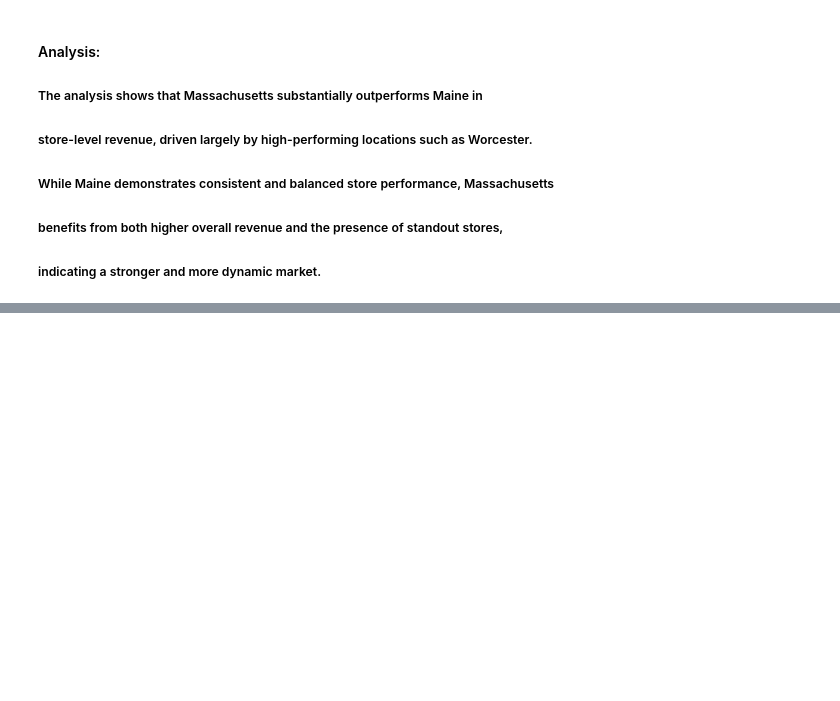
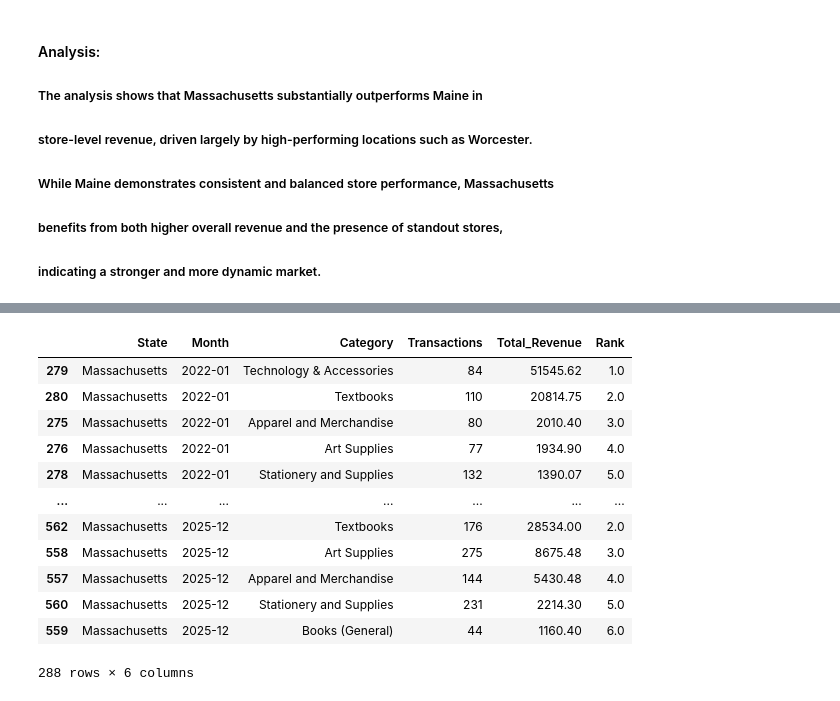
Before and after one commit to naomitewolde9-design/Capstone_2, a Jupyter notebook: Tewolde_sales_analysis.ipynb, the cells around one changed output, grey strips where cells are left out. Saved outputs shown, nothing was run; the diff lists cells and outputs as text; code cells hidden in the pictures; blank space fills up the shorter version.

```diff
--- a/Tewolde_sales_analysis.ipynb
+++ b/Tewolde_sales_analysis.ipynb
@@ -445,0 +637,24 @@ plt.show()
+# %%
+# filter Massachusetts
+mass_monthly_cat = monthly_cat_stats[
+    monthly_cat_stats['State'] == 'Massachusetts']
+
+# sort by Month then Rank
+mass_monthly_cat_sort = mass_monthly_cat.sort_values(['Month', 'Rank'])
+
+# display
+mass_monthly_cat_sort
+# %% [output]
+|  | State | Month | Category | Transactions | Total_Revenue | Rank |
+| 279 | Massachusetts | 2022-01 | Technology & Accessories | 84 | 51545.62 | 1.0 |
+| 280 | Massachusetts | 2022-01 | Textbooks | 110 | 20814.75 | 2.0 |
+| 275 | Massachusetts | 2022-01 | Apparel and Merchandise | 80 | 2010.40 | 3.0 |
+| 276 | Massachusetts | 2022-01 | Art Supplies | 77 | 1934.90 | 4.0 |
+| 278 | Massachusetts | 2022-01 | Stationery and Supplies | 132 | 1390.07 | 5.0 |
+| ... | ... | ... | ... | ... | ... | ... |
+| 562 | Massachusetts | 2025-12 | Textbooks | 176 | 28534.00 | 2.0 |
+| 558 | Massachusetts | 2025-12 | Art Supplies | 275 | 8675.48 | 3.0 |
+| 557 | Massachusetts | 2025-12 | Apparel and Merchandise | 144 | 5430.48 | 4.0 |
+| 560 | Massachusetts | 2025-12 | Stationery and Supplies | 231 | 2214.30 | 5.0 |
+| 559 | Massachusetts | 2025-12 | Books (General) | 44 | 1160.40 | 6.0 |
+288 rows × 6 columns
```
Also changed, not shown: parts of 52 cells of this notebook.
